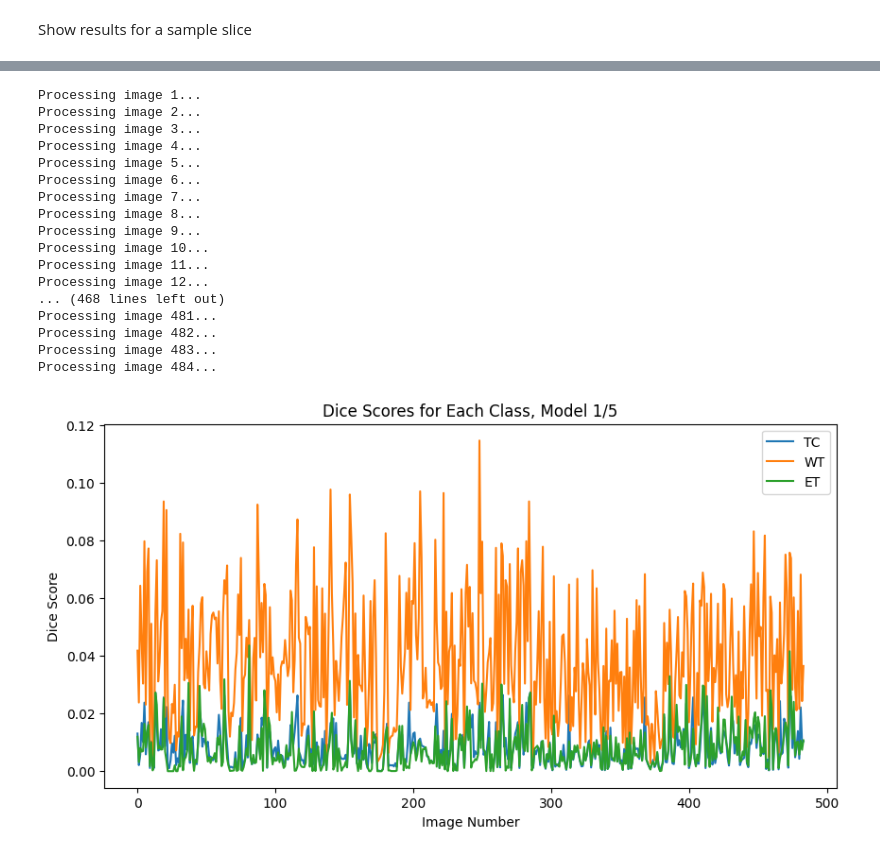
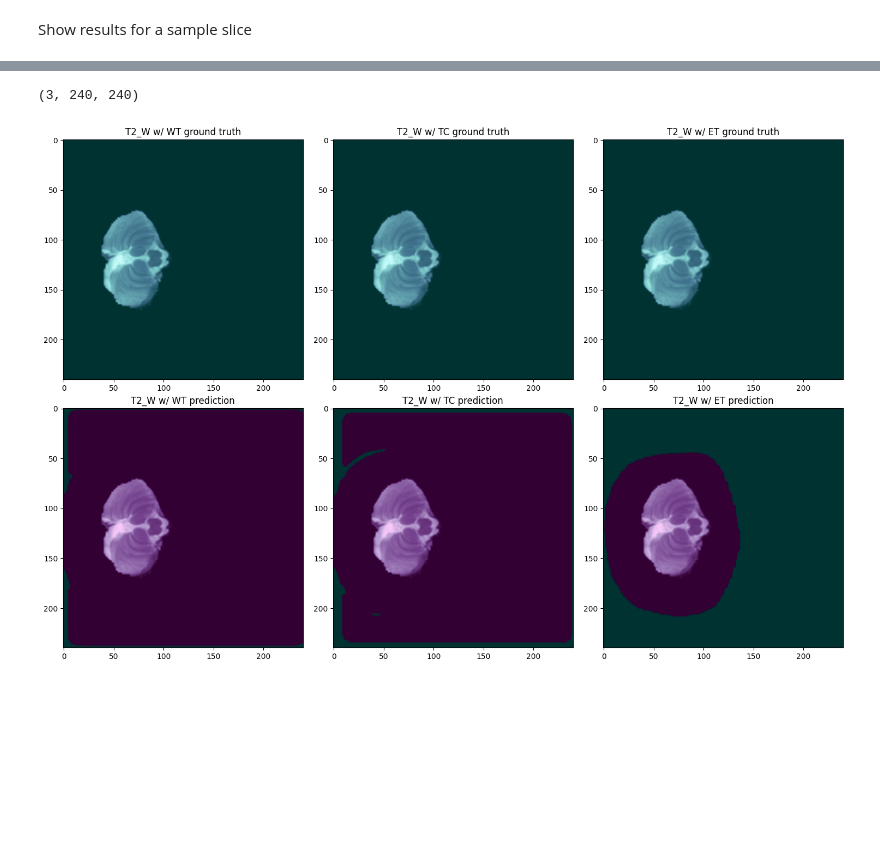
Before and after one commit to nashirj/mri-3d-segmentation, a Jupyter notebook: notebooks/mri-segmentation.ipynb, the cells around one changed output, grey strips where cells are left out. Cells and saved outputs as stored; diff of their text form; code cells hidden in the pictures; blank space fills up the shorter version.

```diff
--- a/notebooks/mri-segmentation.ipynb
+++ b/notebooks/mri-segmentation.ipynb
@@ -277,7 +280,7 @@ def load_unet2d_model(model_path, device):
 # %%
 device = torch.device("cuda:0" if torch.cuda.is_available() else "cpu")
 
-path = '../models/first-run-unet2d/unet2d-fold-1.pth'
-model1 = load_unet2d_model(path, device)
+path = '../models/second-run-unet2d/unet2d-fold-4.pth'
+model = load_unet2d_model(path, device)
 # %% [markdown]
 Show results for a sample slice
@@ -466,33 +334,5 @@ def evaluate_model(model, img_paths, mask_paths, device):
-# %%
-model1_results = evaluate_model(model1, all_img_paths, all_mask_paths, device)
-# %% [output]
-Processing image 1...
-Processing image 2...
-Processing image 3...
-Processing image 4...
-Processing image 5...
-Processing image 6...
-Processing image 7...
-Processing image 8...
-Processing image 9...
-Processing image 10...
-Processing image 11...
-Processing image 12...
-... (468 lines left out)
-Processing image 481...
-Processing image 482...
-Processing image 483...
-Processing image 484...
-# %%
-# Plot each dice score
-plt.figure(figsize=(10, 5))
-plt.plot(tc_dices, label='TC')
-plt.plot(wt_dices, label='WT')
-plt.plot(et_dices, label='ET')
-plt.xlabel('Image Number')
-plt.ylabel('Dice Score')
-plt.title('Dice Scores for Each Class, Model 1/5')
-plt.legend()
-plt.savefig('../imgs/model1_dice_scores.png')
-# %% [output]
-[figure, removed]
+# %%
+plot_output_vs_gt(model, test_img, agg_mask, 25, save_path='../imgs/unet2d-prediction')
+# %% [output]
+(3, 240, 240)
+[figure, added]
```
Also changed, not shown: parts of 18 cells of this notebook, 18 other files.
